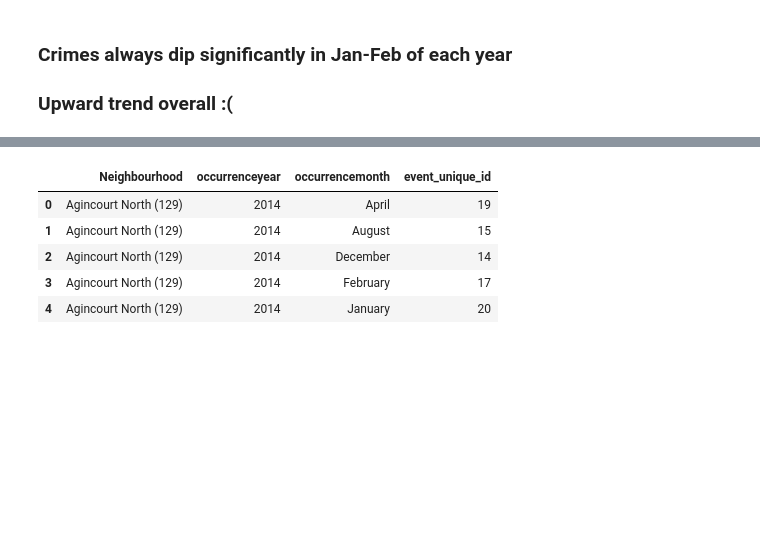
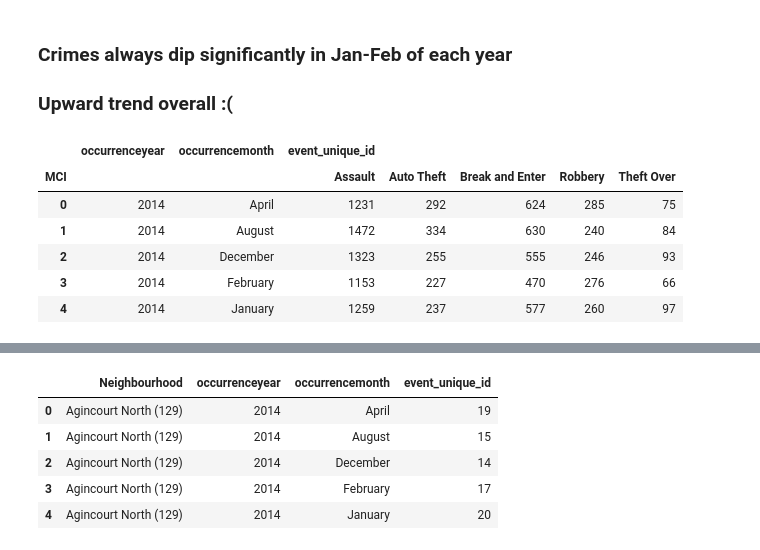
Before and after one commit to daliadahleh/toronto-crime-analysis, a Jupyter notebook: analysis/crimes-over-time.ipynb, the cells around one changed output, grey strips where cells are left out. Saved outputs shown, nothing was run; the diff lists cells and outputs as text; code cells hidden in the pictures; blank space fills up the shorter version.

```diff
--- a/analysis/crimes-over-time.ipynb
+++ b/analysis/crimes-over-time.ipynb
@@ -88,0 +89,13 @@ plt.show()
+# %%
+# group by year and month and type
+crime_types_per_month = crimes_df.groupby(['occurrenceyear', 'occurrencemonth', 'MCI'])['event_unique_id'].count()
+crime_types_per_month_df = crime_types_per_month.to_frame().unstack('MCI').reset_index()
+crime_types_per_month_df.head()
+# %% [output]
+|  | occurrenceyear | occurrencemonth | event_unique_id |  |  |  |  |
+| MCI |  |  | Assault | Auto Theft | Break and Enter | Robbery | Theft Over |
+| 0 | 2014 | April | 1231 | 292 | 624 | 285 | 75 |
+| 1 | 2014 | August | 1472 | 334 | 630 | 240 | 84 |
+| 2 | 2014 | December | 1323 | 255 | 555 | 246 | 93 |
+| 3 | 2014 | February | 1153 | 227 | 470 | 276 | 66 |
+| 4 | 2014 | January | 1259 | 237 | 577 | 260 | 97 |
```
Also changed, not shown: parts of 11 cells of this notebook, 3 other files.
